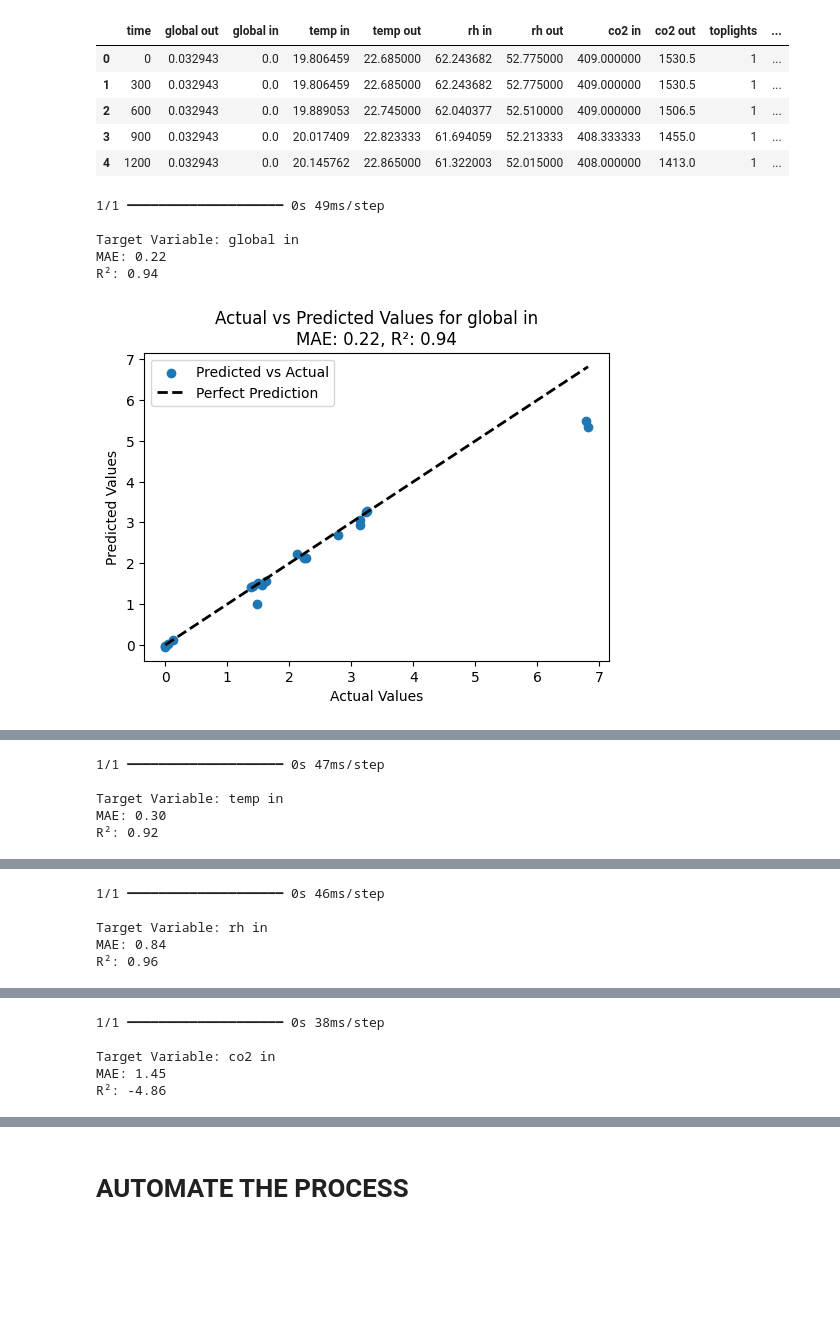
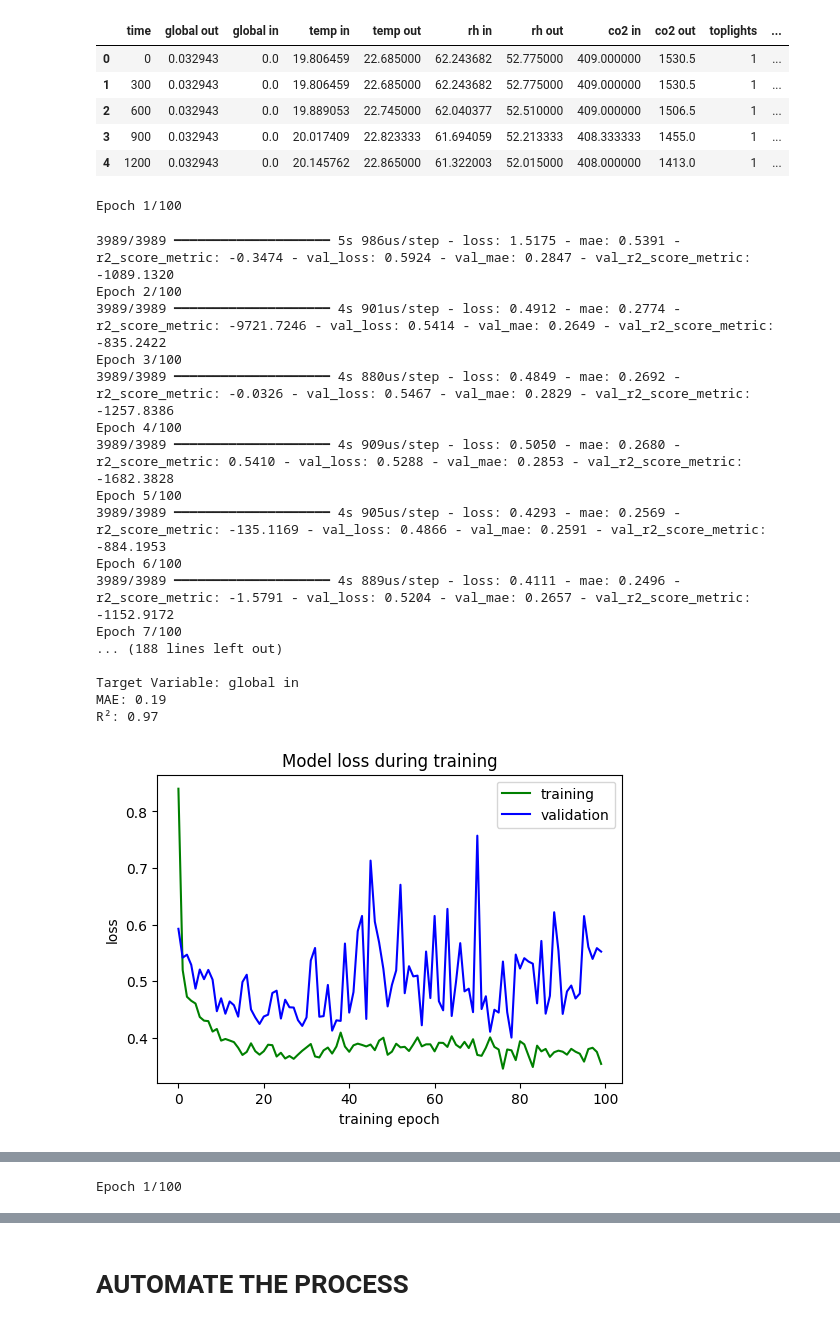
Before and after one commit to EfraimManurung/mini-greenhouse-model-train, a Jupyter notebook: main-ann-weather.ipynb, the cells around one changed output, grey strips where cells are left out. Drawn from its saved outputs; the diff is of its cells as text; code cells hidden in the pictures; blank space fills up the shorter version.

Commit message:
added model and edited main-ann-weather.ipynb

```diff
--- a/main-ann-weather.ipynb
+++ b/main-ann-weather.ipynb
@@ -66,3 +0,0 @@ model.compile(loss='mse', metrics=['mae', 'R2Score'], optimizer='rmsprop')
-# %%
-# Train the model
-history = model.fit(X_train_scaled, y_train, epochs=200, batch_size=10, validation_split=0.2, verbose=1)
@@ -94,23 +1,3 @@ plt.legend(loc='lower right')
-# %%
-# Make predictions on the test set
-y_hat_test = model.predict(X_test_scaled)
-
-# Calculate MAE and R² score
-mae = mean_absolute_error(y_test, y_hat_test)
-r2 = r2_score(y_test, y_hat_test)
-
-print(f"MAE: {mae:.2f}")
-print(f"R²: {r2:.2f}")
-
-# Plotting the test vs predicted values
-plt.figure(figsize=(10, 6))
-plt.scatter(y_test, y_hat_test, label='Predicted vs Actual')
-plt.plot([y_test.min(), y_test.max()], [y_test.min(), y_test.max()], 'k--', lw=2, label='Perfect Prediction')
-plt.xlabel('Actual Values')
-plt.ylabel('Predicted Values')
-plt.title('Actual vs Predicted Values')
-plt.legend()
-plt.show()
 # %% [markdown]
 # COMPLETED AUTOMATE THE PROCESS
 # %%
@@ -131,7 +19,7 @@ import seaborn as sns
 import pandas as pd
 
 # Load the datasets from separate files
-file_path = r"completed-datasets.xlsx"
+file_path = r"completed-iot-datasets.xlsx"
 
 # Load and clean the training dataset
 mgh_data = pd.read_excel(file_path)
@@ -160,6 +48,7 @@ def train_and_evaluate_model(target_variable, flag_train, _epochs=100, _batch_si
 
     X_train, X_test, y_train, y_test = train_test_split(X, y, test_size=0.001, random_state=42)
 
+    # Initialize and fit the scaler on the training data
     scaler = StandardScaler()
     X_train_scaled = scaler.fit_transform(X_train)
     X_test_scaled = scaler.transform(X_test)
@@ -179,10 +68,19 @@ def train_and_evaluate_model(target_variable, flag_train, _epochs=100, _batch_si
         # Save the model in the recommended Keras format
         model.save(f'model/{target_variable}_model.keras')
 
+        # Save the scaler
+        joblib.dump(scaler, f'model/{target_variable}_scaler.pkl')
+
         y_hat_test = model.predict(X_test_scaled)
     else:
         # Load the model using the native Keras format
         loaded_model = load_model(f'model/{target_variable}_model.keras', custom_objects={'r2_score_metric': r2_score_metric})
+
+        # Load the scaler
+        scaler = joblib.load(f'model/{target_variable}_scaler.pkl')
+
+        # Scale the test data
+        X_test_scaled = scaler.transform(X_test)
 
         y_hat_test = loaded_model.predict(X_test_scaled)
 
@@ -219,7 +117,7 @@ def train_and_evaluate_model(target_variable, flag_train, _epochs=100, _batch_si
     plt.title(f'Actual vs Predicted Values for {target_variable}\nMAE: {mae:.2f}, R²: {r2:.2f}')
     plt.legend()
 
-    plt.figure(figsize=(10, 6))
+    plt.figure(figsize=(6, 4))
     plt.plot(range(len(y_test)), y_test, marker='o', linestyle='-', color='blue', label='Actual')
     plt.plot(range(len(y_hat_test)), y_hat_test, marker='x', linestyle='--', color='red', label='Predicted')
     plt.title(f'Actual vs Predicted Values for {target_variable}')
@@ -230,14 +128,27 @@ def train_and_evaluate_model(target_variable, flag_train, _epochs=100, _batch_si
 # %%
 # List of target variables
 target_variables = ['global in', 'temp in', 'rh in', 'co2 in']
 
 # Iterate through each target variable and call the function
 for target in target_variables:
-    train_and_evaluate_model(target, flag_train=False, _epochs = 5, _batch_size= 4)
+    train_and_evaluate_model(target, flag_train = True, _epochs = 100, _batch_size= 4)
 # %% [output]
-1/1 ━━━━━━━━━━━━━━━━━━━━ 0s 49ms/step
-
-Target Variable: global in
-MAE: 0.22
-R²: 0.94
+Epoch 1/100
+3989/3989 ━━━━━━━━━━━━━━━━━━━━ 5s 986us/step - loss: 1.5175 - mae: 0.5391 - r2_score_metric: -0.3474 - val_loss: 0.5924 - val_mae: 0.2847 - val_r2_score_metric: -1089.1320
+Epoch 2/100
+3989/3989 ━━━━━━━━━━━━━━━━━━━━ 4s 901us/step - loss: 0.4912 - mae: 0.2774 - r2_score_metric: -9721.7246 - val_loss: 0.5414 - val_mae: 0.2649 - val_r2_score_metric: -835.2422
+Epoch 3/100
+3989/3989 ━━━━━━━━━━━━━━━━━━━━ 4s 880us/step - loss: 0.4849 - mae: 0.2692 - r2_score_metric: -0.0326 - val_loss: 0.5467 - val_mae: 0.2829 - val_r2_score_metric: -1257.8386
+Epoch 4/100
+3989/3989 ━━━━━━━━━━━━━━━━━━━━ 4s 909us/step - loss: 0.5050 - mae: 0.2680 - r2_score_metric: 0.5410 - val_loss: 0.5288 - val_mae: 0.2853 - val_r2_score_metric: -1682.3828
+Epoch 5/100
+3989/3989 ━━━━━━━━━━━━━━━━━━━━ 4s 905us/step - loss: 0.4293 - mae: 0.2569 - r2_score_metric: -135.1169 - val_loss: 0.4866 - val_mae: 0.2591 - val_r2_score_metric: -884.1953
+Epoch 6/100
+3989/3989 ━━━━━━━━━━━━━━━━━━━━ 4s 889us/step - loss: 0.4111 - mae: 0.2496 - r2_score_metric: -1.5791 - val_loss: 0.5204 - val_mae: 0.2657 - val_r2_score_metric: -1152.9172
+Epoch 7/100
+... (188 lines left out)
+
+Target Variable: global in
+MAE: 0.19
+R²: 0.97
-[figure, old version]
+[figure, new version]
@@ -245,5 +155,0 @@ R²: 0.94
-1/1 ━━━━━━━━━━━━━━━━━━━━ 0s 47ms/step
-
-Target Variable: temp in
-MAE: 0.30
-R²: 0.92
@@ -252,5 +158 @@ R²: 0.92
-1/1 ━━━━━━━━━━━━━━━━━━━━ 0s 46ms/step
-
-Target Variable: rh in
-MAE: 0.84
-R²: 0.96
+Epoch 1/100
@@ -259,5 +177,0 @@ R²: 0.96
-1/1 ━━━━━━━━━━━━━━━━━━━━ 0s 38ms/step
-
-Target Variable: co2 in
-MAE: 1.45
-R²: -4.86
```
Also changed, not shown: parts of 19 cells of this notebook, 18 other files.
